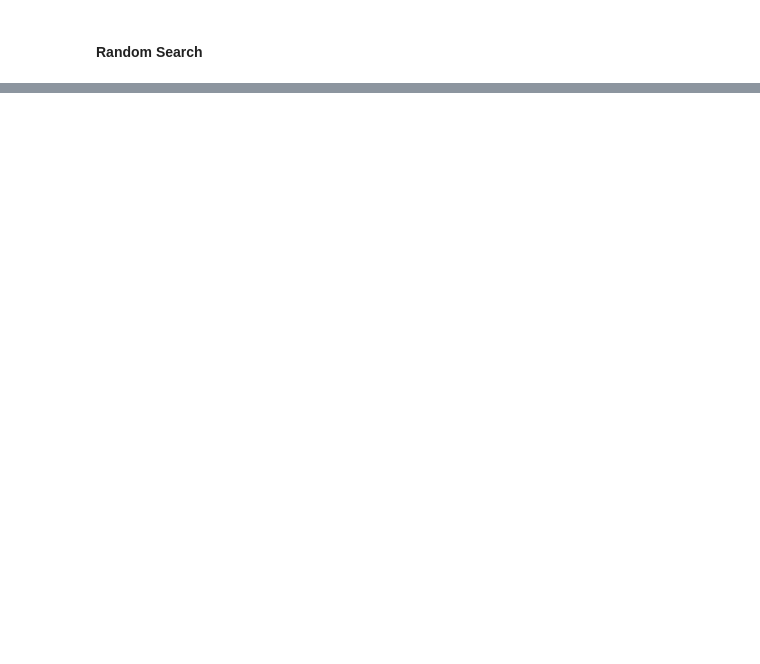
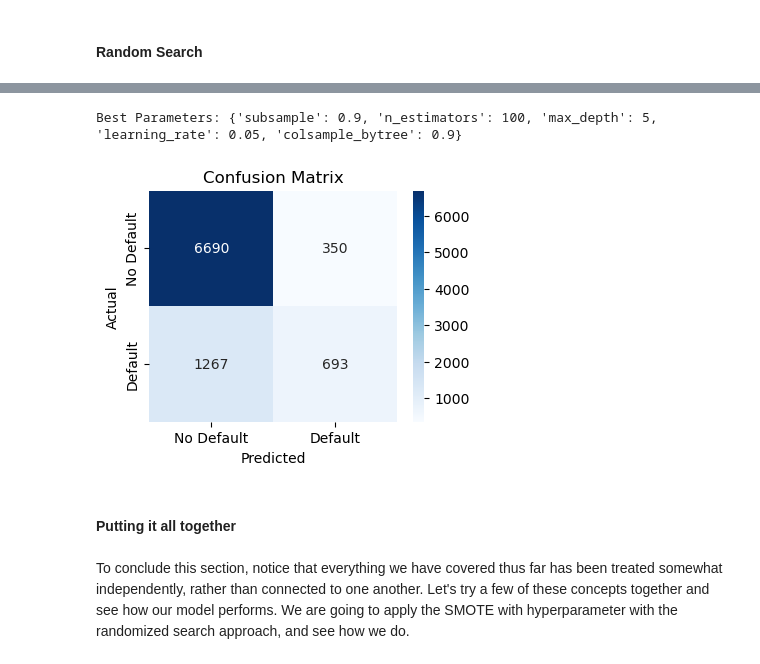
Before and after one commit to rbryant92/Copieux, a Jupyter notebook: supervised_learning_from_data_to_deployment.ipynb, the cells around one changed output, grey strips where cells are left out. Drawn from its saved outputs; the diff is of its cells as text; code cells hidden in the pictures; blank space fills up the shorter version.

Commit message:
Finish model tuning.  Begin deployment/Flask

```diff
--- a/supervised_learning_from_data_to_deployment.ipynb
+++ b/supervised_learning_from_data_to_deployment.ipynb
@@ -898,0 +972,29 @@ plt.show()
+# %%
+# return best parameters
+print("Best Parameters:", random_search.best_params_)
+# %% [output]
+Best Parameters: {'subsample': 0.9, 'n_estimators': 100, 'max_depth': 5, 'learning_rate': 0.05, 'colsample_bytree': 0.9}
+# %%
+# use the best estimator
+best_xgb_model = random_search.best_estimator_
+# %%
+# compute the predicted values
+y_pred_ht = best_xgb_model.predict(X_test)
+
+# evaluate model
+conf_matrix_xgb = confusion_matrix(y_test, y_pred_ht)
+
+plt.figure(figsize=(4, 3))
+sns.heatmap(conf_matrix_xgb, annot=True, fmt='d', cmap='Blues',
+            xticklabels=['No Default', 'Default'],
+            yticklabels=['No Default', 'Default'])
+plt.xlabel('Predicted')
+plt.ylabel('Actual')
+plt.title('Confusion Matrix')
+plt.show()
+# %% [output]
+[figure, added]
+# %% [markdown]
+#### Putting it all together
+# %% [markdown]
+To conclude this section, notice that everything we have covered thus far has been treated somewhat independently, rather than connected to one another.  Let's try a few of these concepts together and see how our model performs.   We are going to apply the SMOTE with hyperparameter with the randomized search approach, and see how we do.
```
Also changed, not shown: parts of 23 cells of this notebook, 1 other file.
